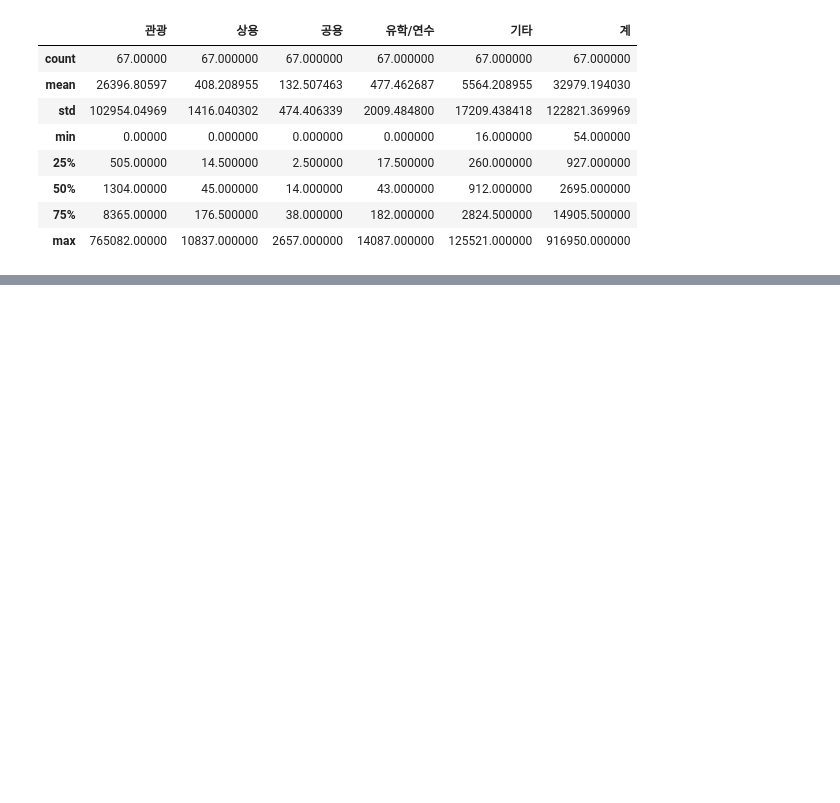
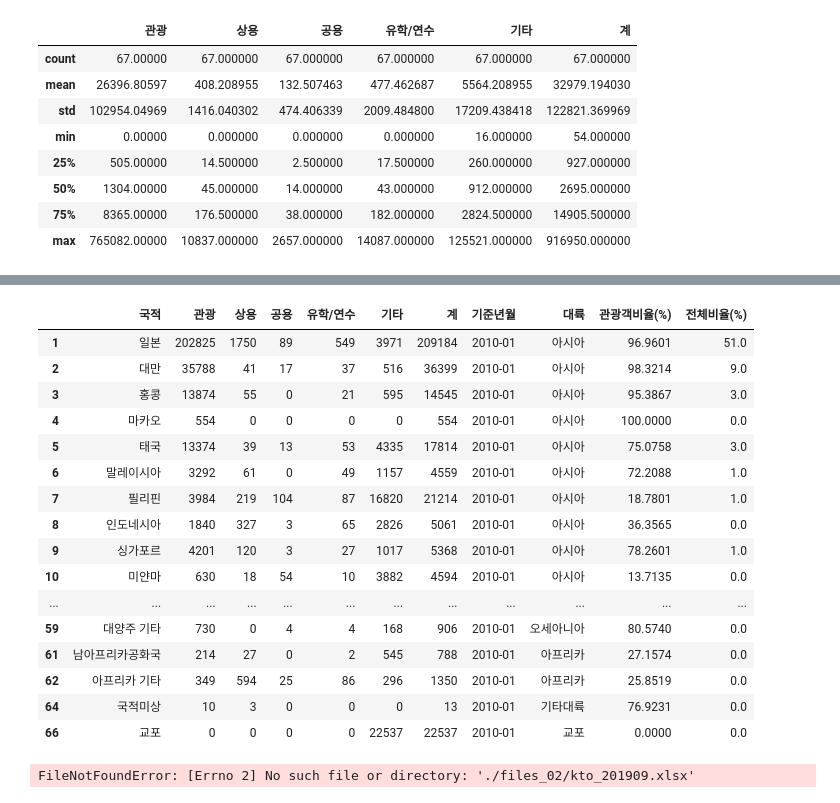
Before and after one commit to daeun17/SMBA_BigData, a Jupyter notebook: 20230105_4Day/01_데이터_처리.ipynb, the cells around one changed output, grey strips where cells are left out. Drawn from its saved outputs; the diff is of its cells as text; code cells hidden in the pictures; blank space fills up the shorter version.

```diff
--- a/20230105_4Day/01_데이터_처리.ipynb
+++ b/20230105_4Day/01_데이터_처리.ipynb
@@ -78,0 +432,48 @@ kto_201901.describe()
+# %%
+# 테스트 용 (완성 x)
+yy = 2010
+mm =1
+continentis_list = ['아시아주', '미주', '구주', '대양주', '아프리카주', '기타대륙',\
+                    '교포소계']
+continents = ["아시아"]* 25 + ["아메리카"]* 5 + ["유럽"]*23 + ["오세아니아"]*3 + ["아프리카"] *2 +["기타대륙"] + ["교포"]
+
+kto_yymm = pd.read_excel("./files_02/kto_{}{}.xlsx".format(yy,str(mm).zfill(2)),
+                        header = 1,
+                        skipfooter = 4,
+                        usecols = "A:G")
+
+kto_yymm["기준년월"] = "{}-{}".format(yy,str(mm).zfill(2))
+
+kto_c = kto_yymm[kto_yymm["국적"].isin(continentis_list) == False]
+
+kto_c = kto_c.copy()
+
+kto_c["대륙"] = continents
+
+kto_c["관광객비율(%)"] = round((kto_c["관광"]/kto_c["계"]) * 100, 4)
+kto_c.sort_values(by="관광객비율(%)", ascending = True)
+
+
+kto_c["전체비율(%)"] = round(kto_c["관광"]/sum(kto_c["관광"]) * 100)
+kto_c.sort_values(by="전체비율(%)", ascending = True)
+
+df = kto_c
+df
+# %% [output]
+|  | 국적 | 관광 | 상용 | 공용 | 유학/연수 | 기타 | 계 | 기준년월 | 대륙 | 관광객비율(%) | 전체비율(%) |
+| 1 | 일본 | 202825 | 1750 | 89 | 549 | 3971 | 209184 | 2010-01 | 아시아 | 96.9601 | 51.0 |
+| 2 | 대만 | 35788 | 41 | 17 | 37 | 516 | 36399 | 2010-01 | 아시아 | 98.3214 | 9.0 |
+| 3 | 홍콩 | 13874 | 55 | 0 | 21 | 595 | 14545 | 2010-01 | 아시아 | 95.3867 | 3.0 |
+| 4 | 마카오 | 554 | 0 | 0 | 0 | 0 | 554 | 2010-01 | 아시아 | 100.0000 | 0.0 |
+| 5 | 태국 | 13374 | 39 | 13 | 53 | 4335 | 17814 | 2010-01 | 아시아 | 75.0758 | 3.0 |
+| 6 | 말레이시아 | 3292 | 61 | 0 | 49 | 1157 | 4559 | 2010-01 | 아시아 | 72.2088 | 1.0 |
+| 7 | 필리핀 | 3984 | 219 | 104 | 87 | 16820 | 21214 | 2010-01 | 아시아 | 18.7801 | 1.0 |
+| 8 | 인도네시아 | 1840 | 327 | 3 | 65 | 2826 | 5061 | 2010-01 | 아시아 | 36.3565 | 0.0 |
+| 9 | 싱가포르 | 4201 | 120 | 3 | 27 | 1017 | 5368 | 2010-01 | 아시아 | 78.2601 | 1.0 |
+| 10 | 미얀마 | 630 | 18 | 54 | 10 | 3882 | 4594 | 2010-01 | 아시아 | 13.7135 | 0.0 |
+| ... | ... | ... | ... | ... | ... | ... | ... | ... | ... | ... | ... |
+| 59 | 대양주 기타 | 730 | 0 | 4 | 4 | 168 | 906 | 2010-01 | 오세아니아 | 80.5740 | 0.0 |
+| 61 | 남아프리카공화국 | 214 | 27 | 0 | 2 | 545 | 788 | 2010-01 | 아프리카 | 27.1574 | 0.0 |
+| 62 | 아프리카 기타 | 349 | 594 | 25 | 86 | 296 | 1350 | 2010-01 | 아프리카 | 25.8519 | 0.0 |
+| 64 | 국적미상 | 10 | 3 | 0 | 0 | 0 | 13 | 2010-01 | 기타대륙 | 76.9231 | 0.0 |
+| 66 | 교포 | 0 | 0 | 0 | 0 | 22537 | 22537 | 2010-01 | 교포 | 0.0000 | 0.0 |
@@ -78,0 +544,5 @@ kto_201901.describe()
+# %%
+df = DF(0,116)
+df
+# %% [output]
+FileNotFoundError: [Errno 2] No such file or directory: './files_02/kto_201909.xlsx'
```
Also changed, not shown: parts of 31 cells of this notebook, 1 other file.
